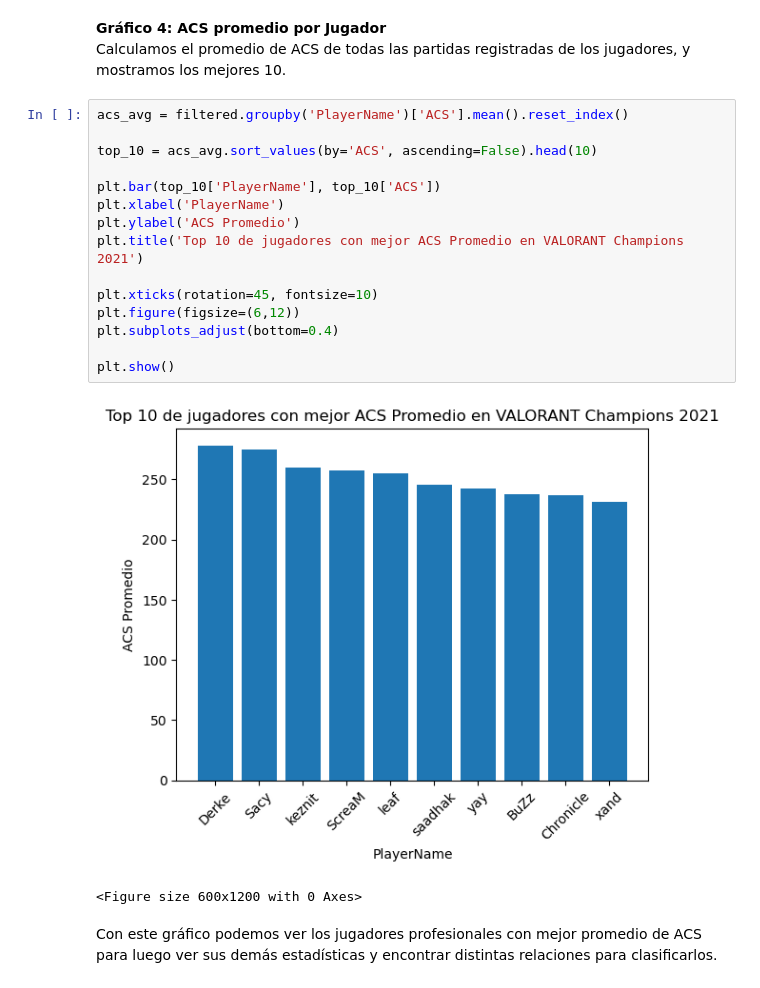
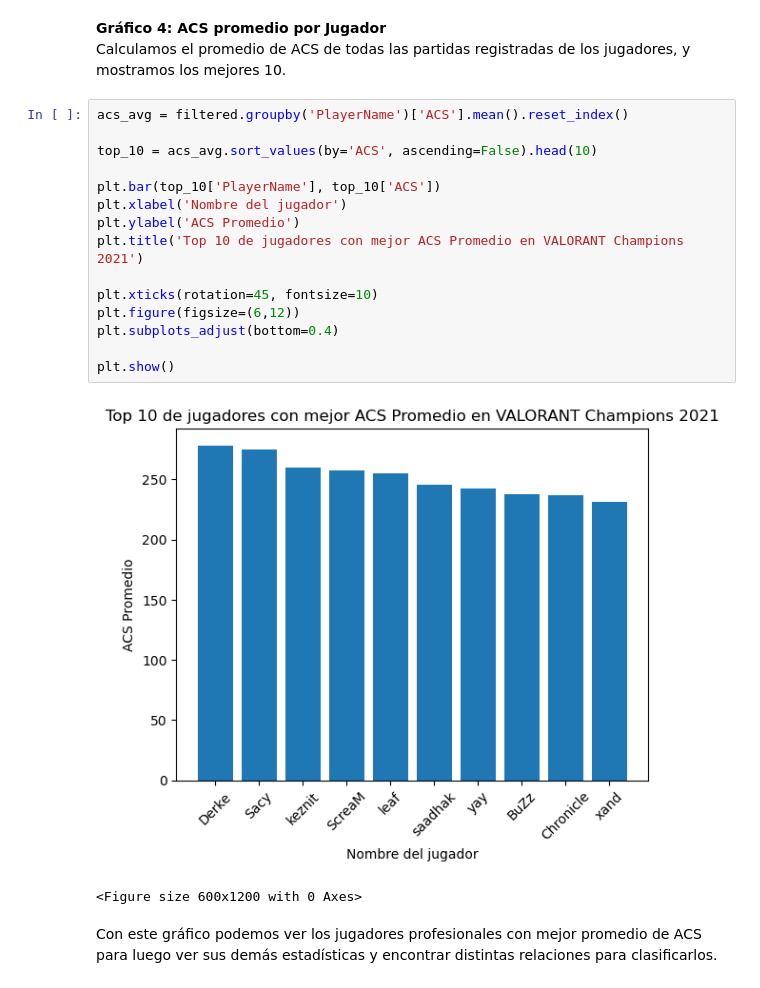
Before and after one commit to fjararibet/Matos, a Jupyter notebook: Hito 1/Hito1.ipynb, the cells around one changed output. Cells and saved outputs as stored; diff of their text form.

```diff
--- a/Hito 1/Hito1.ipynb
+++ b/Hito 1/Hito1.ipynb
@@ -111,20 +111,20 @@ Calculamos el promedio de ACS de todas las partidas registradas de los jugadores
 # %%
 acs_avg = filtered.groupby('PlayerName')['ACS'].mean().reset_index()
 
 top_10 = acs_avg.sort_values(by='ACS', ascending=False).head(10)
 
 plt.bar(top_10['PlayerName'], top_10['ACS'])
-plt.xlabel('PlayerName')
+plt.xlabel('Nombre del jugador')
 plt.ylabel('ACS Promedio')
 plt.title('Top 10 de jugadores con mejor ACS Promedio en VALORANT Champions 2021')
 
 plt.xticks(rotation=45, fontsize=10)
 plt.figure(figsize=(6,12))
 plt.subplots_adjust(bottom=0.4)
 
 plt.show()
 # %% [output]
-[figure, old version]
+[figure, new version]
 <Figure size 600x1200 with 0 Axes>
 # %% [markdown]
 Con este gráfico podemos ver los jugadores profesionales con mejor promedio de ACS para luego ver sus demás estadísticas y encontrar distintas relaciones para clasificarlos.
```
Also changed, not shown: parts of 3 cells of this notebook.
